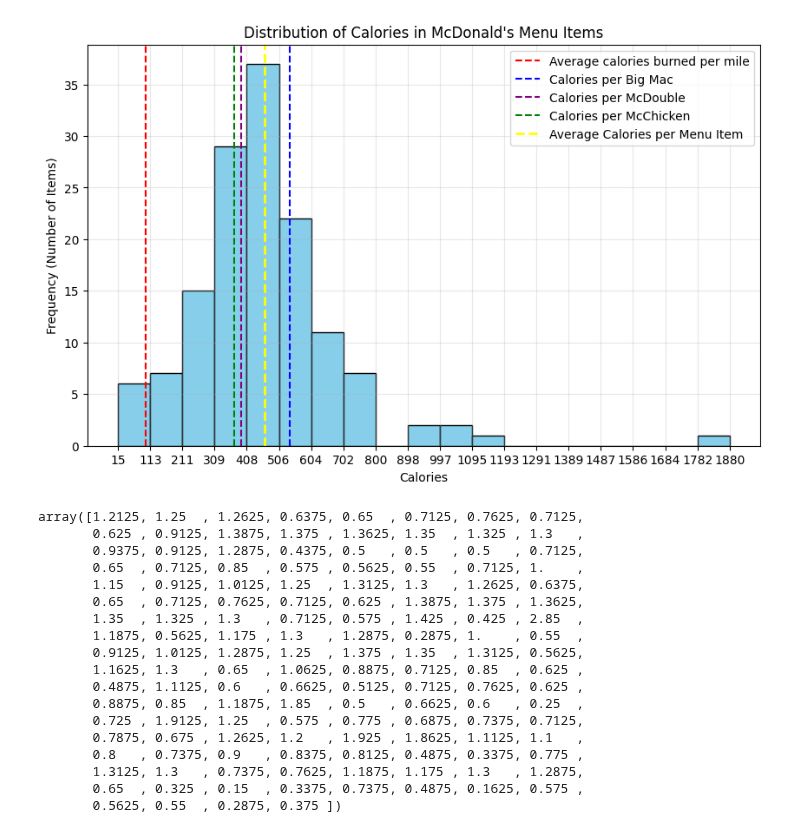
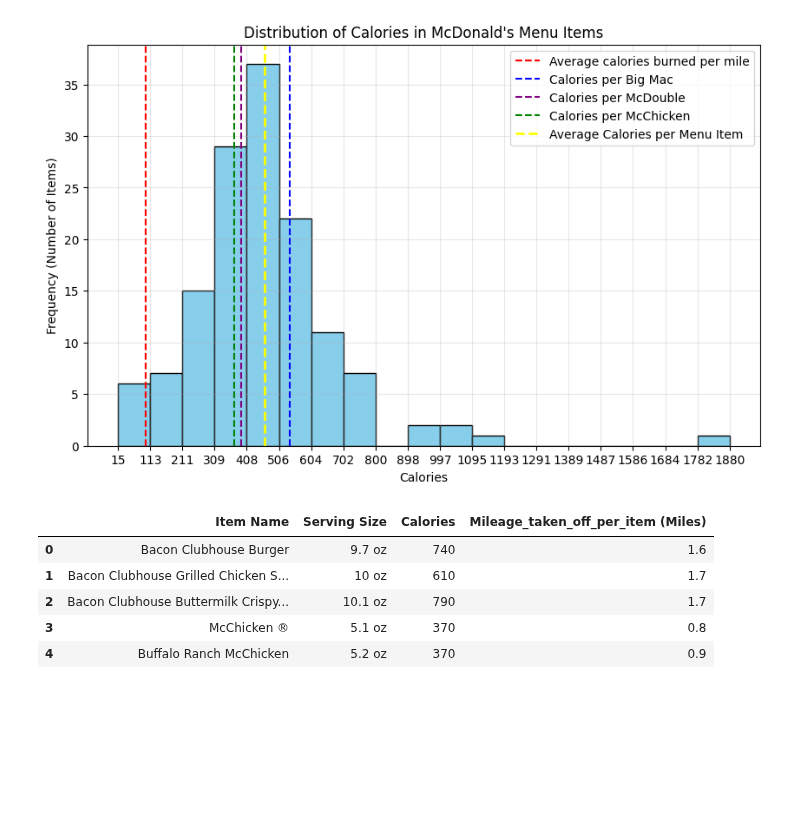
Before and after one commit to taddyb/mcstatistics, a Jupyter notebook: notebooks/mcstatistics.ipynb, the cells around one changed output. Drawn from its saved outputs; the diff is of its cells as text; code cells hidden in the pictures; blank space fills up the shorter version.

Commit message:
item per mile

```diff
--- a/notebooks/mcstatistics.ipynb
+++ b/notebooks/mcstatistics.ipynb
@@ -98,26 +98,16 @@ plt.show()
 # %%
 average_weight_food = 2  # lbs
 average_weight_food_oz = average_weight_food * 16
-oz_per_mile = 8
+oz_per_mile = 6
 
-normalized_weight = df["Serving Size (oz)"].values / oz_per_mile
-normalized_weight
+normalized_weight = (df["Serving Size (oz)"].values / oz_per_mile).round(1)
+df["Mileage_taken_off_per_item (Miles)"] = normalized_weight
-# %% [output]
-array([1.2125, 1.25  , 1.2625, 0.6375, 0.65  , 0.7125, 0.7625, 0.7125,
-       0.625 , 0.9125, 1.3875, 1.375 , 1.3625, 1.35  , 1.325 , 1.3   ,
-       0.9375, 0.9125, 1.2875, 0.4375, 0.5   , 0.5   , 0.5   , 0.7125,
-       0.65  , 0.7125, 0.85  , 0.575 , 0.5625, 0.55  , 0.7125, 1.    ,
-       1.15  , 0.9125, 1.0125, 1.25  , 1.3125, 1.3   , 1.2625, 0.6375,
-       0.65  , 0.7125, 0.7625, 0.7125, 0.625 , 1.3875, 1.375 , 1.3625,
-       1.35  , 1.325 , 1.3   , 0.7125, 0.575 , 1.425 , 0.425 , 2.85  ,
-       1.1875, 0.5625, 1.175 , 1.3   , 1.2875, 0.2875, 1.    , 0.55  ,
-       0.9125, 1.0125, 1.2875, 1.25  , 1.375 , 1.35  , 1.3125, 0.5625,
-       1.1625, 1.3   , 0.65  , 1.0625, 0.8875, 0.7125, 0.85  , 0.625 ,
-       0.4875, 1.1125, 0.6   , 0.6625, 0.5125, 0.7125, 0.7625, 0.625 ,
-       0.8875, 0.85  , 1.1875, 1.85  , 0.5   , 0.6625, 0.6   , 0.25  ,
-       0.725 , 1.9125, 1.25  , 0.575 , 0.775 , 0.6875, 0.7375, 0.7125,
-       0.7875, 0.675 , 1.2625, 1.2   , 1.925 , 1.8625, 1.1125, 1.1   ,
-       0.8   , 0.7375, 0.9   , 0.8375, 0.8125, 0.4875, 0.3375, 0.775 ,
-       1.3125, 1.3   , 0.7375, 0.7625, 1.1875, 1.175 , 1.3   , 1.2875,
-       0.65  , 0.325 , 0.15  , 0.3375, 0.7375, 0.4875, 0.1625, 0.575 ,
-       0.5625, 0.55  , 0.2875, 0.375 ])
+# %%
+df[["Item Name","Serving Size","Calories", "Mileage_taken_off_per_item (Miles)"]].head()
+# %% [output]
+|  | Item Name | Serving Size | Calories | Mileage_taken_off_per_item (Miles) |
+| 0 | Bacon Clubhouse Burger | 9.7 oz | 740 | 1.6 |
+| 1 | Bacon Clubhouse Grilled Chicken S... | 10 oz | 610 | 1.7 |
+| 2 | Bacon Clubhouse Buttermilk Crispy... | 10.1 oz | 790 | 1.7 |
+| 3 | McChicken ® | 5.1 oz | 370 | 0.8 |
+| 4 | Buffalo Ranch McChicken | 5.2 oz | 370 | 0.9 |
```
Also changed, not shown: 1 other file.
